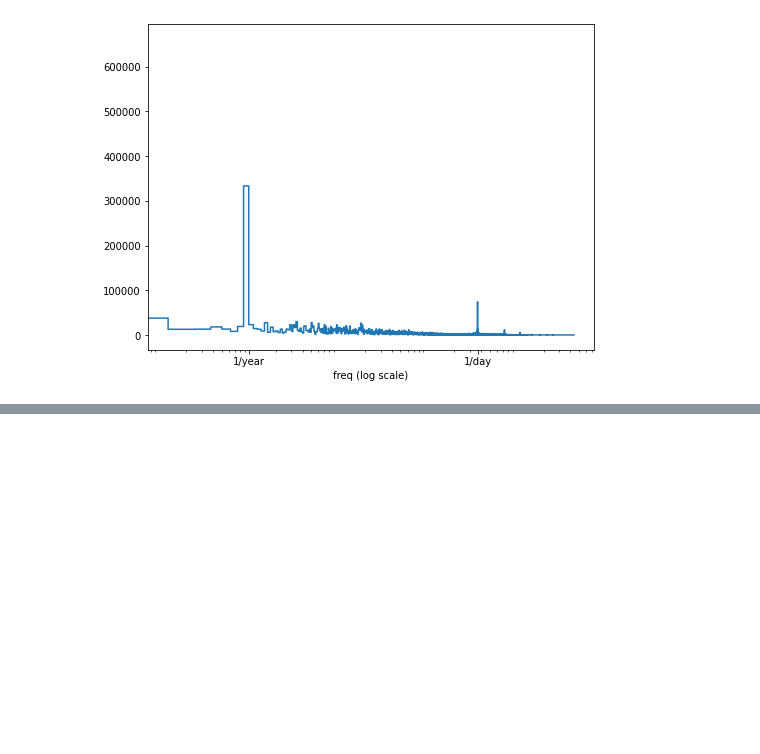
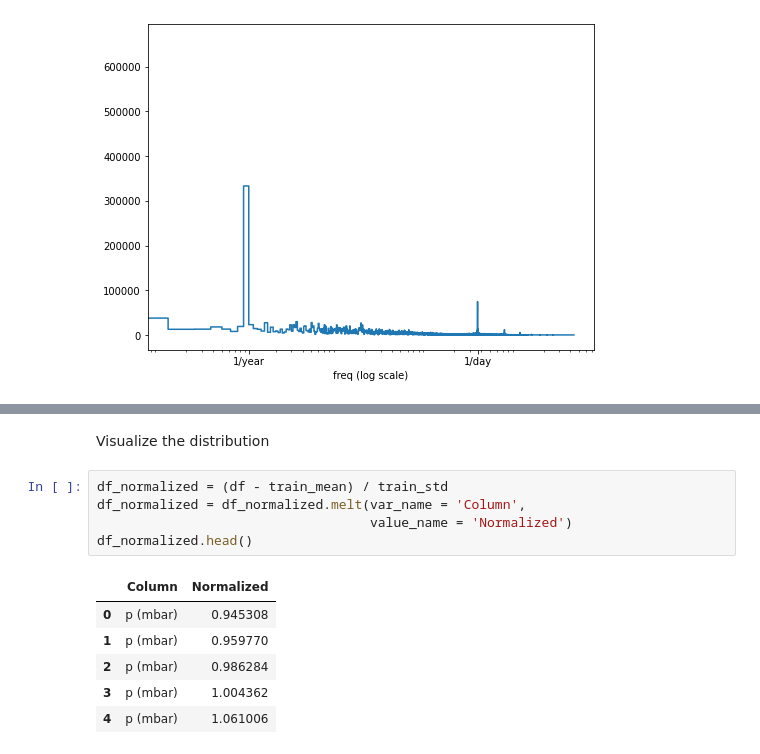
Before and after one commit to kopalgarg/time-series-forecasting, a Jupyter notebook: time_series_forecasting.ipynb, the cells around one changed output, grey strips where cells are left out. Cells and saved outputs as stored; diff of their text form; blank space fills up the shorter version.

```diff
--- a/time_series_forecasting.ipynb
+++ b/time_series_forecasting.ipynb
@@ -226,0 +240,14 @@ plt.xticks([1, 365], labels=['1/year', '1/day'])
+# %% [markdown]
+Visualize the distribution
+# %%
+df_normalized = (df - train_mean) / train_std
+df_normalized = df_normalized.melt(var_name = 'Column',
+                                   value_name = 'Normalized')
+df_normalized.head()
+# %% [output]
+|  | Column | Normalized |
+| 0 | p (mbar) | 0.945308 |
+| 1 | p (mbar) | 0.959770 |
+| 2 | p (mbar) | 0.986284 |
+| 3 | p (mbar) | 1.004362 |
+| 4 | p (mbar) | 1.061006 |
```
Also changed, not shown: parts of 17 cells of this notebook.
